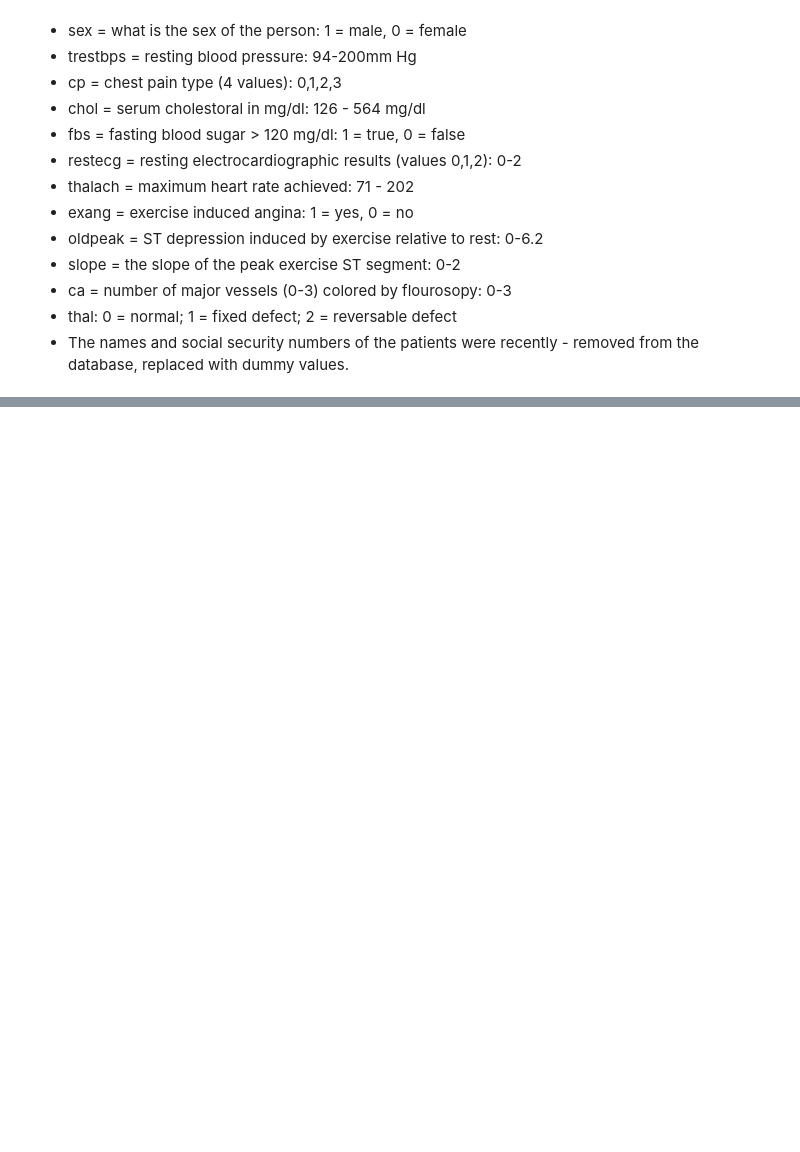
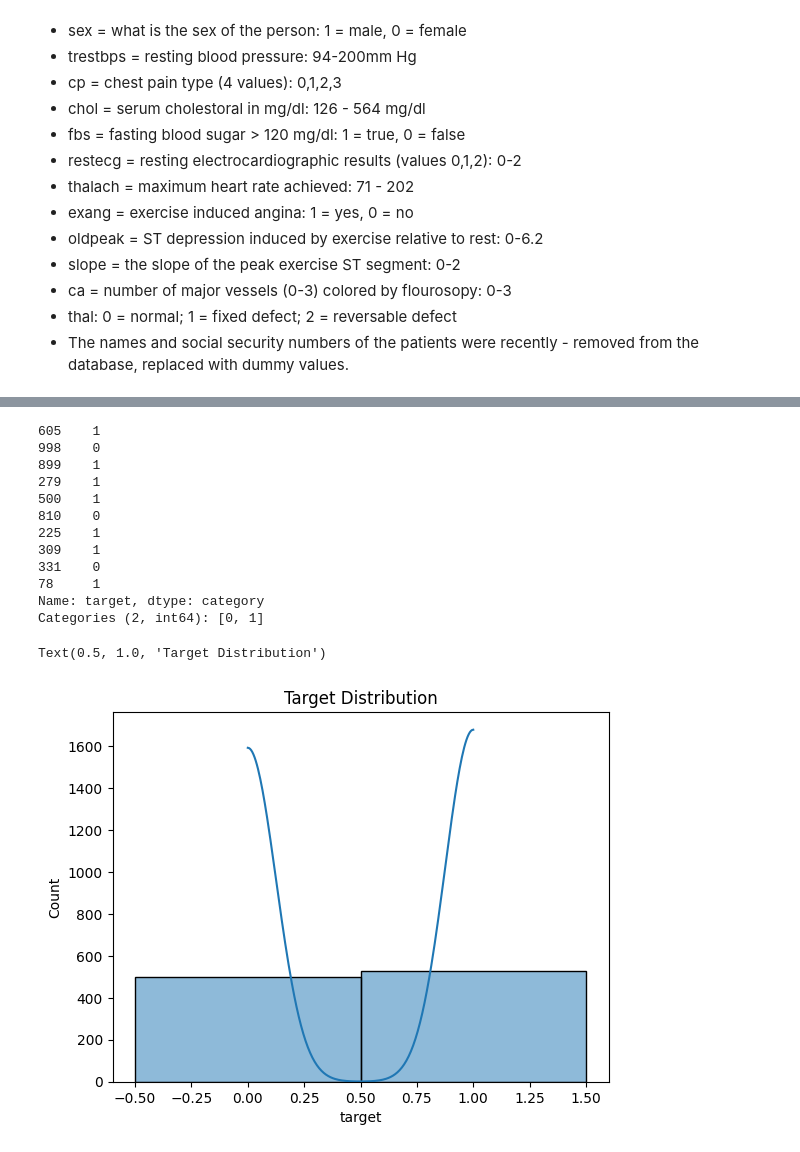
Before and after one commit to MarkAlfordJr/HeartDiseaseEndToEnd, a Jupyter notebook: notebook/heart_disease.ipynb, the cells around one changed output, grey strips where cells are left out. Saved outputs shown, nothing was run; the diff lists cells and outputs as text; code cells hidden in the pictures; blank space fills up the shorter version.

```diff
--- a/notebook/heart_disease.ipynb
+++ b/notebook/heart_disease.ipynb
@@ -134,0 +133,22 @@ Name: target, dtype: int64
+# %%
+# ensure correct data dtypes for analysis and modeling
+categ_columns = data_frame.select_dtypes(include=['object']).columns
+for c in categ_columns:
+    print(c)
+
+'''
+    some of the categorical data is in int64 form. so we will instead,
+    look for the features that have few unique values.
+
+    We will treat columns with few unique values or string data as categorical
+'''
+categ_columns = [col for col in data_frame.columns
+                 if data_frame[col].dtype == 'object' or
+                 (data_frame[col].nunique() < 5 and data_frame[col].dtype in ['int64', 'float64'])]
+print(categ_columns)
+# convert the category features to type 'category'
+for c in categ_columns:
+    data_frame[c] = data_frame[c].astype('category')
+
+# verify this type change
+data_frame.info()
@@ -134,0 +173,24 @@ Name: target, dtype: int64
+# %%
+# univariate analysis - target first
+'''
+    we now must understand target distributions
+'''
+display(data_frame[target].sample(10))
+data_frame[target].describe()
+sns.histplot(data_frame[target], kde=True)
+plt.title('Target Distribution')
+# %% [output]
+605    1
+998    0
+899    1
+279    1
+500    1
+810    0
+225    1
+309    1
+331    0
+78     1
+Name: target, dtype: category
+Categories (2, int64): [0, 1]
+Text(0.5, 1.0, 'Target Distribution')
+[figure, added]
```
Also changed, not shown: parts of 8 cells of this notebook.
